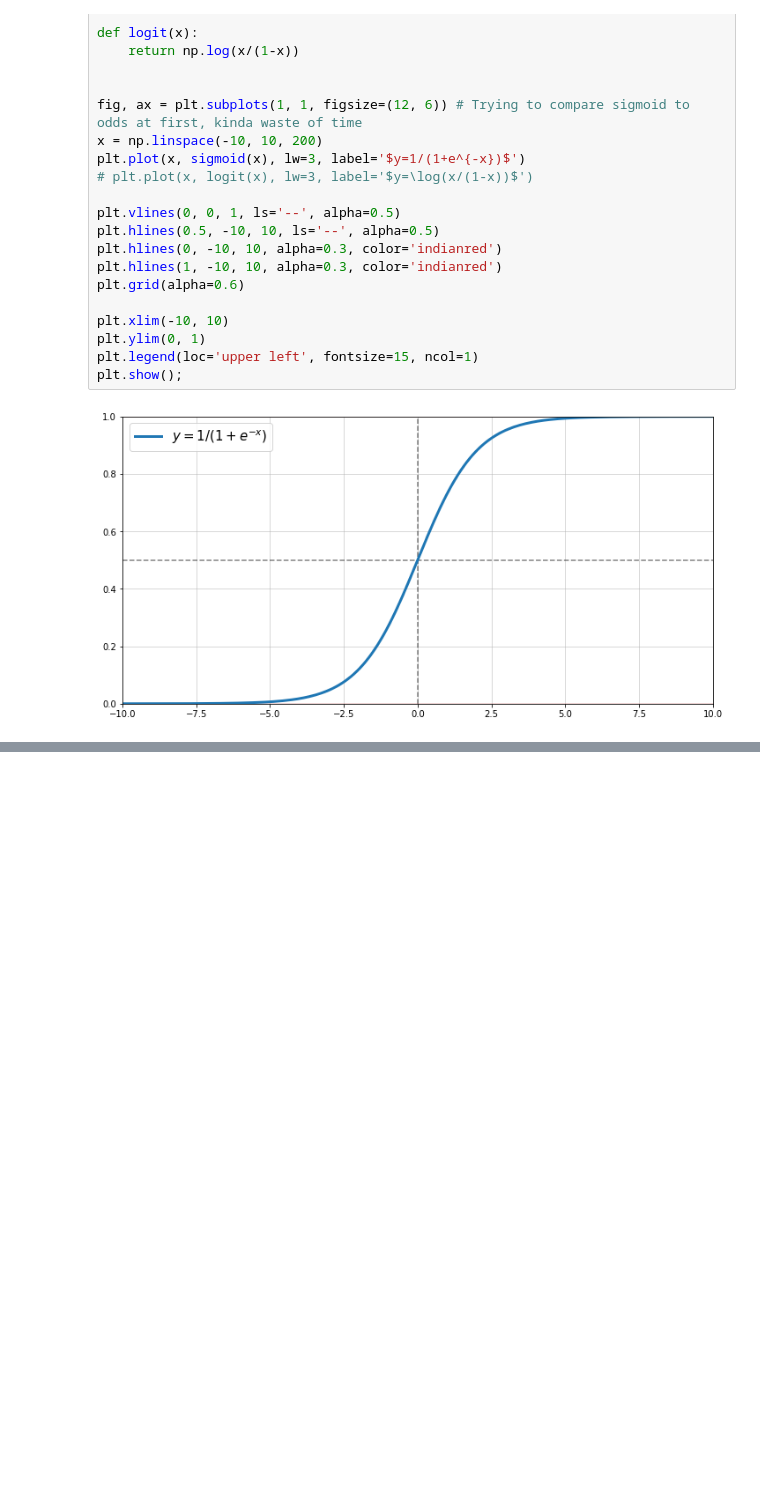
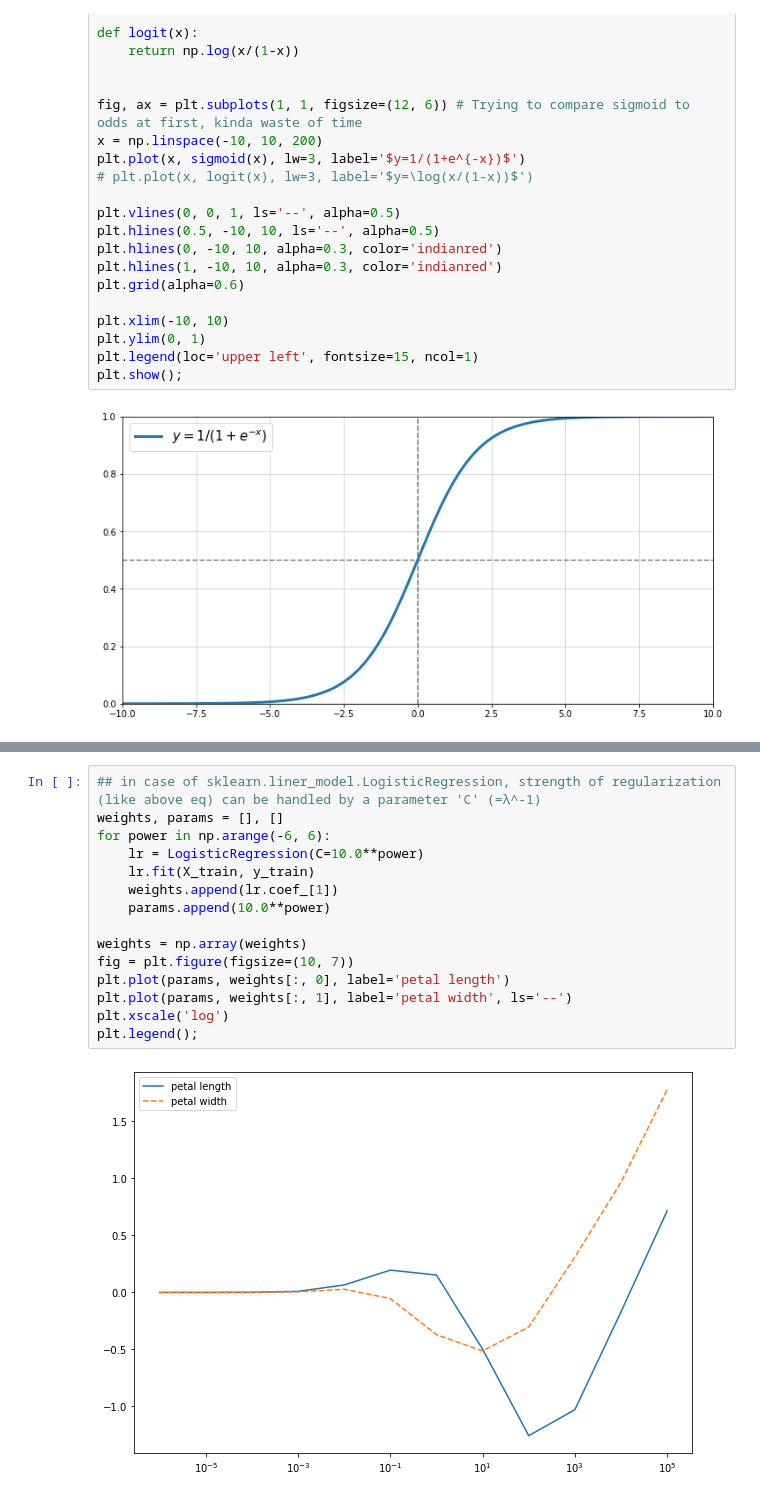
Before and after one commit to CobaMasa/PythonMachineLearningProgramming, a Jupyter notebook: chapter3_1.ipynb, the cells around one changed output, grey strips where cells are left out. Cells and saved outputs as stored; diff of their text form; blank space fills up the shorter version.

```diff
--- a/chapter3_1.ipynb
+++ b/chapter3_1.ipynb
@@ -214,0 +245,17 @@ Return probs:
+# %%
+## in case of sklearn.liner_model.LogisticRegression, strength of regularization (like above eq) can be handled by a parameter 'C' (=λ^-1)
+weights, params = [], []
+for power in np.arange(-6, 6):
+    lr = LogisticRegression(C=10.0**power)
+    lr.fit(X_train, y_train)
+    weights.append(lr.coef_[1])
+    params.append(10.0**power)
+
+weights = np.array(weights)
+fig = plt.figure(figsize=(10, 7))
+plt.plot(params, weights[:, 0], label='petal length')
+plt.plot(params, weights[:, 1], label='petal width', ls='--')
+plt.xscale('log')
+plt.legend();
+# %% [output]
+[figure, added]
```
Also changed, not shown: parts of 3 cells of this notebook.
